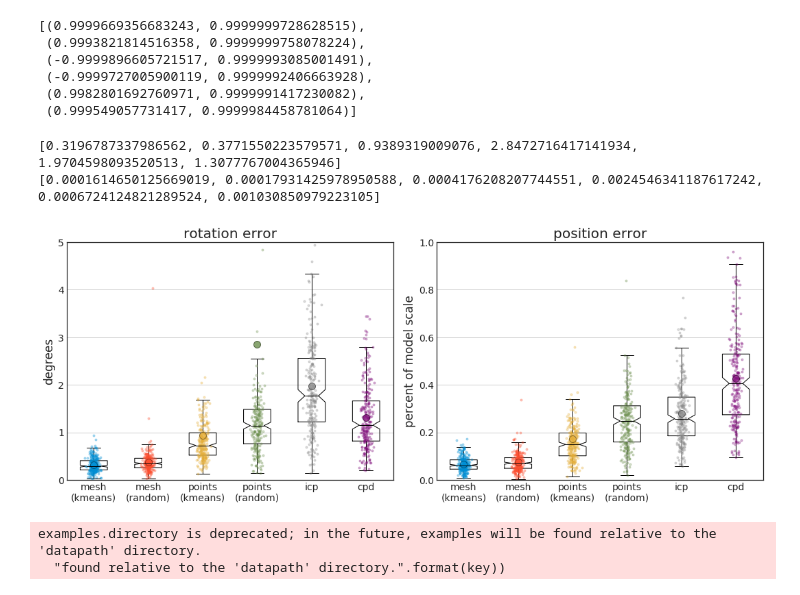
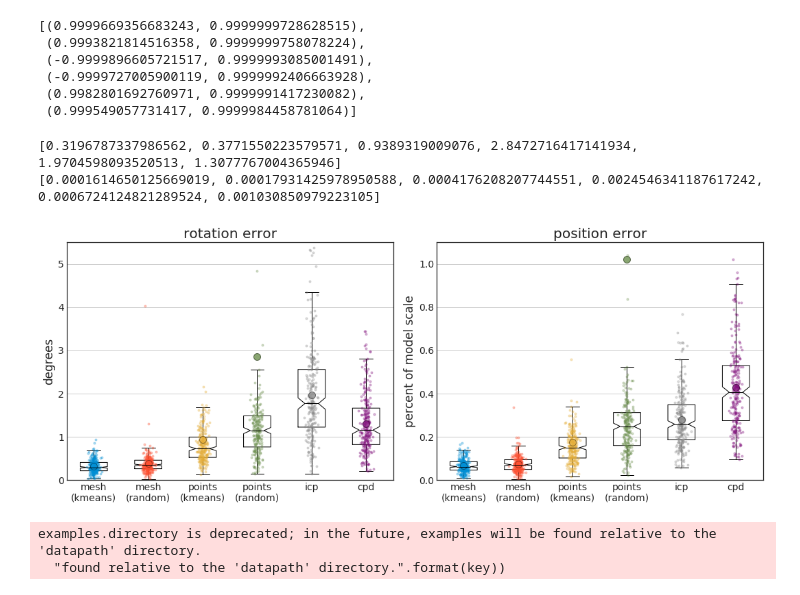
Before and after one commit to leonidk/direct_gmm, a Jupyter notebook: reg_viz.ipynb, the cells around one changed output. Drawn from its saved outputs; the diff is of its cells as text; code cells hidden in the pictures.

```diff
--- a/reg_viz.ipynb
+++ b/reg_viz.ipynb
@@ -61,37 +61,39 @@ for i,err in enumerate(res):
     plt_color = matplotlib.colors.hex2color(p[0].get_color())
     clr2 = tuple(np.array(plt_color)*0.5)
     plt.plot(i+1,y.mean(),'.',c=plt_color,ms=20,alpha=0.8,mec=clr2,lw=1.0)
-plt.ylim(top=5)
+plt.ylim(top=5.5)
 plt.grid(True,axis='y')
 plt.subplot(1,2,2)
 
 plt.boxplot([_[:,1]/model_scale * 100 for _ in res],labels=names,notch=True,flierprops={'marker':''},medianprops={'color':'k'})
 #plt.ylim(0,0.01)
 plt.title('position error')
 plt.ylabel('percent of model scale')
 #print([2*np.arccos(abs(_[:,0])).mean() for _ in res])
 print([_.mean() for _ in angle_errors])
 
 print([_[:,1].mean() for _ in res])
 #print([2*np.arccos(abs(_[:,0])).max() for _ in res])
 
 plt.ylim(bottom=0)
 for i,err in enumerate(res):
     y = err[:,1]/model_scale * 100
     x = np.random.normal(i+1, 0.05, size=len(y))
     p = plt.plot(x,y,'.',alpha=0.3)
     plt_color = matplotlib.colors.hex2color(p[0].get_color())
     clr2 = tuple(np.array(plt_color)*0.5)
     plt.plot(i+1,y.mean(),'.',c=plt_color,ms=20,alpha=0.8,mec=clr2,lw=1.0)
 #plt.ylim(top=0.025/0.05)
-plt.ylim(top=1.0)
+plt.ylim(top=1.1)
 plt.grid(True,axis='y')
 plt.tight_layout()
+
+
 fig.savefig('new-viz-k100_2.pdf', facecolor=fig.get_facecolor(), edgecolor='none')
 # %% [output]
 [0.3196787337986562, 0.3771550223579571, 0.9389319009076, 2.8472716417141934, 1.9704598093520513, 1.3077767004365946]
 [0.0001614650125669019, 0.00017931425978950588, 0.0004176208207744551, 0.0024546341187617242, 0.0006724124821289524, 0.001030850979223105]
-[figure, old version]
+[figure, new version]
 # %%
 plt.rcParams
 # %% [output]
```
Also changed, not shown: parts of 1 cell of this notebook, 6 other files.
